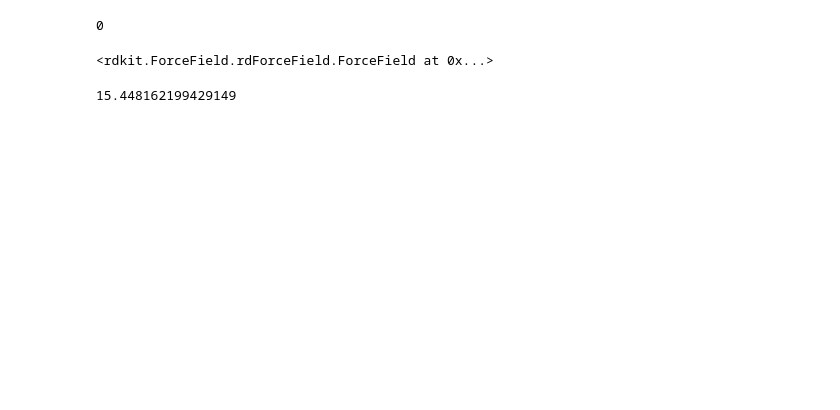
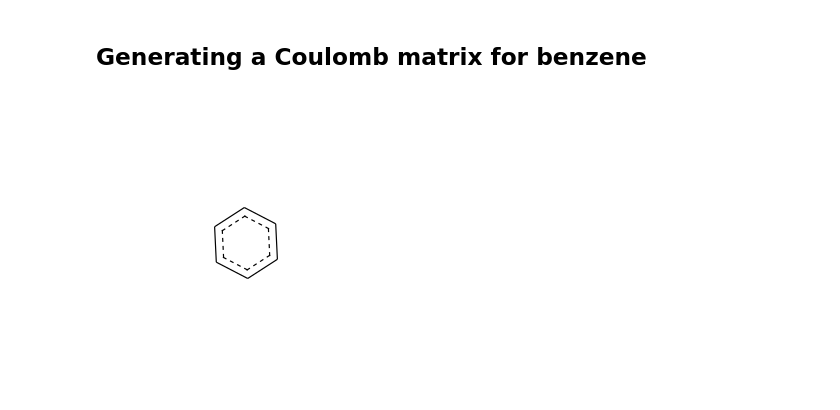
Before and after one commit to emissible/SPEEDCOM, a Jupyter notebook: SPEEDCOM/models/RDKit Exploration.ipynb, the cells around one changed output. Saved outputs shown, nothing was run; the diff lists cells and outputs as text; code cells hidden in the pictures; blank space fills up the shorter version.

Commit message:
notebook currently containing coordinate generation using RDKit

```diff
--- a/SPEEDCOM/models/RDKit Exploration.ipynb
+++ b/SPEEDCOM/models/RDKit Exploration.ipynb
@@ -27,4 +24,0 @@ AllChem.EmbedMolecule(m2)
-# %%
-AllChem.EmbedMolecule(m, AllChem.ETKDG())
-# %% [output]
-0
@@ -33,8 +25,19 @@ ff = AllChem.UFFGetMoleculeForceField(m)
-# %%
-ff.
-# %% [output]
-<rdkit.ForceField.rdForceField.ForceField at 0x...>
-# %%
-print(ff.CalcEnergy())
-# %% [output]
-15.448162199429149
+# %% [markdown]
+## Generating a Coulomb matrix for benzene
+# %%
+# Defining the SMILES string from df
+benz_smiles = df.name_smiles[1]
+# Building the benzene molecule
+benz = Chem.MolFromSmiles(benz_smiles)
+# 'Embedding' the molecule to assign coordinates to nuclei
+AllChem.EmbedMolecule(benz)
+# Optimising the molecule
+AllChem.MMFFOptimizeMolecule(benz)
+# Generating universal force field model
+ff1 = AllChem.UFFGetMoleculeForceField(benz)
+# Getting the positions of nuclei; returned as a tuple of the form (x1, y1, z1, x2, y2, z2, x3, ...)
+pos1 = ff1.Positions()
+# Drawing the molecule
+draw.MolToImage(benz, kekulize=False) # can also use .MolToFile to save to a file
+# %% [output]
+[figure, added]
```
Also changed, not shown: parts of 14 cells of this notebook.
